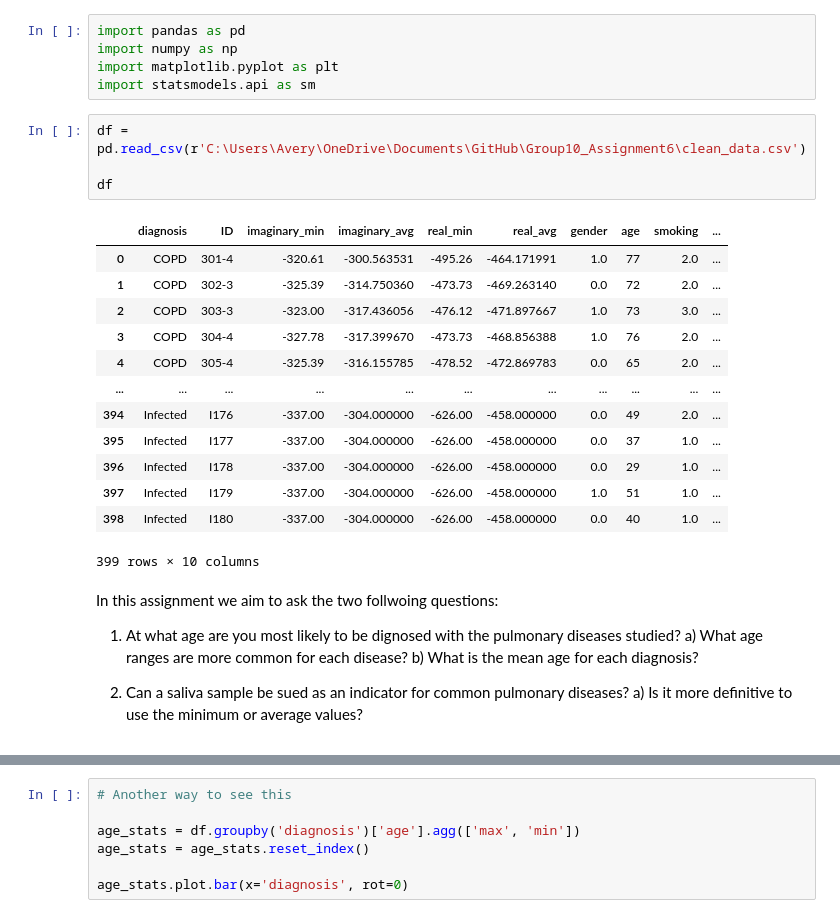
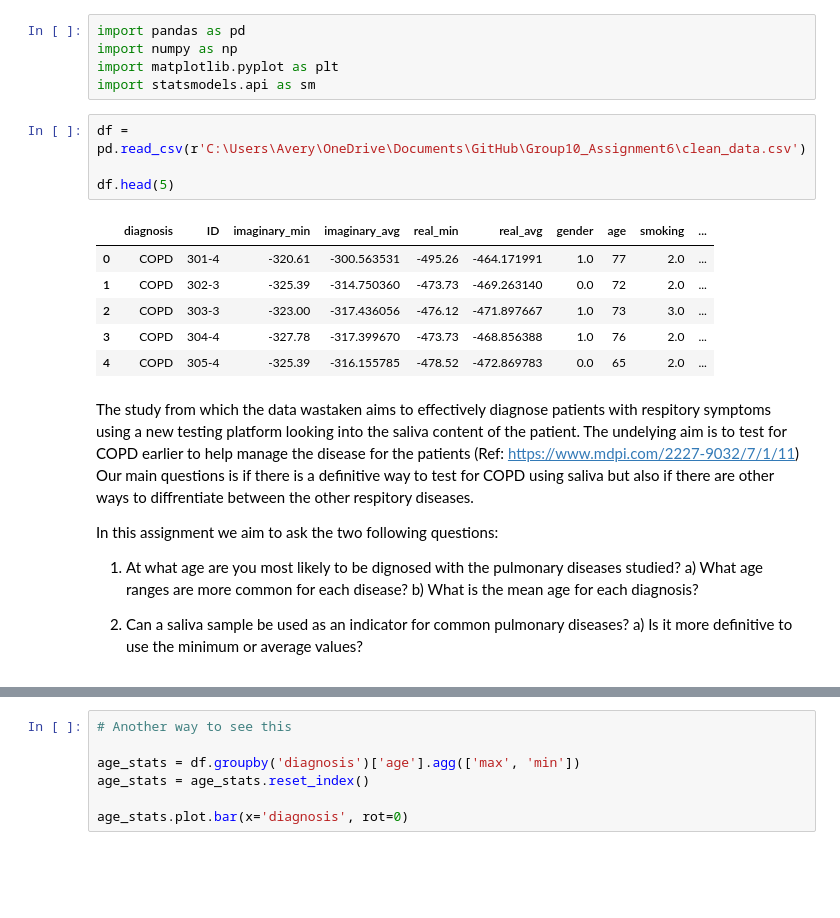
Before and after one commit to AveryGrouette/Group10_Assignment6, a Jupyter notebook: Group_10_Assignment6_GGE6505.ipynb, the cells around one changed output, grey strips where cells are left out. Saved outputs shown, nothing was run; the diff lists cells and outputs as text; blank space fills up the shorter version.

```diff
--- a/Group_10_Assignment6_GGE6505.ipynb
+++ b/Group_10_Assignment6_GGE6505.ipynb
@@ -8,26 +8,21 @@ import statsmodels.api as sm
 # %%
 df = pd.read_csv(r'C:\Users\Avery\OneDrive\Documents\GitHub\Group10_Assignment6\clean_data.csv')
 
-df
+df.head(5)
 # %% [output]
 |  | diagnosis | ID | imaginary_min | imaginary_avg | real_min | real_avg | gender | age | smoking | ... |
 | 0 | COPD | 301-4 | -320.61 | -300.563531 | -495.26 | -464.171991 | 1.0 | 77 | 2.0 | ... |
 | 1 | COPD | 302-3 | -325.39 | -314.750360 | -473.73 | -469.263140 | 0.0 | 72 | 2.0 | ... |
 | 2 | COPD | 303-3 | -323.00 | -317.436056 | -476.12 | -471.897667 | 1.0 | 73 | 3.0 | ... |
 | 3 | COPD | 304-4 | -327.78 | -317.399670 | -473.73 | -468.856388 | 1.0 | 76 | 2.0 | ... |
 | 4 | COPD | 305-4 | -325.39 | -316.155785 | -478.52 | -472.869783 | 0.0 | 65 | 2.0 | ... |
-| ... | ... | ... | ... | ... | ... | ... | ... | ... | ... | ... |
-| 394 | Infected | I176 | -337.00 | -304.000000 | -626.00 | -458.000000 | 0.0 | 49 | 2.0 | ... |
-| 395 | Infected | I177 | -337.00 | -304.000000 | -626.00 | -458.000000 | 0.0 | 37 | 1.0 | ... |
-| 396 | Infected | I178 | -337.00 | -304.000000 | -626.00 | -458.000000 | 0.0 | 29 | 1.0 | ... |
-| 397 | Infected | I179 | -337.00 | -304.000000 | -626.00 | -458.000000 | 1.0 | 51 | 1.0 | ... |
-| 398 | Infected | I180 | -337.00 | -304.000000 | -626.00 | -458.000000 | 0.0 | 40 | 1.0 | ... |
-399 rows × 10 columns
 # %% [markdown]
-In this assignment we aim to ask the two follwoing questions:
+The study from which the data wastaken aims to effectively diagnose patients with respitory symptoms using a new testing platform looking into the saliva content of the patient. The undelying aim is to test for COPD earlier to help manage the disease for the patients (Ref: https://www.mdpi.com/2227-9032/7/1/11) Our main questions is if there is a definitive way to test for COPD using saliva but also if there are other ways to diffrentiate between the other respitory diseases.
+
+In this assignment we aim to ask the two following questions:
 1) At what age are you most likely to be dignosed with the pulmonary diseases studied?
     a) What age ranges are more common for each disease?
     b) What is the mean age for each diagnosis?
 
-2) Can a saliva sample be sued as an indicator for common pulmonary diseases?
+2) Can a saliva sample be used as an indicator for common pulmonary diseases?
     a) Is it more definitive to use the minimum or average values?
```
Also changed, not shown: parts of 11 cells of this notebook.
